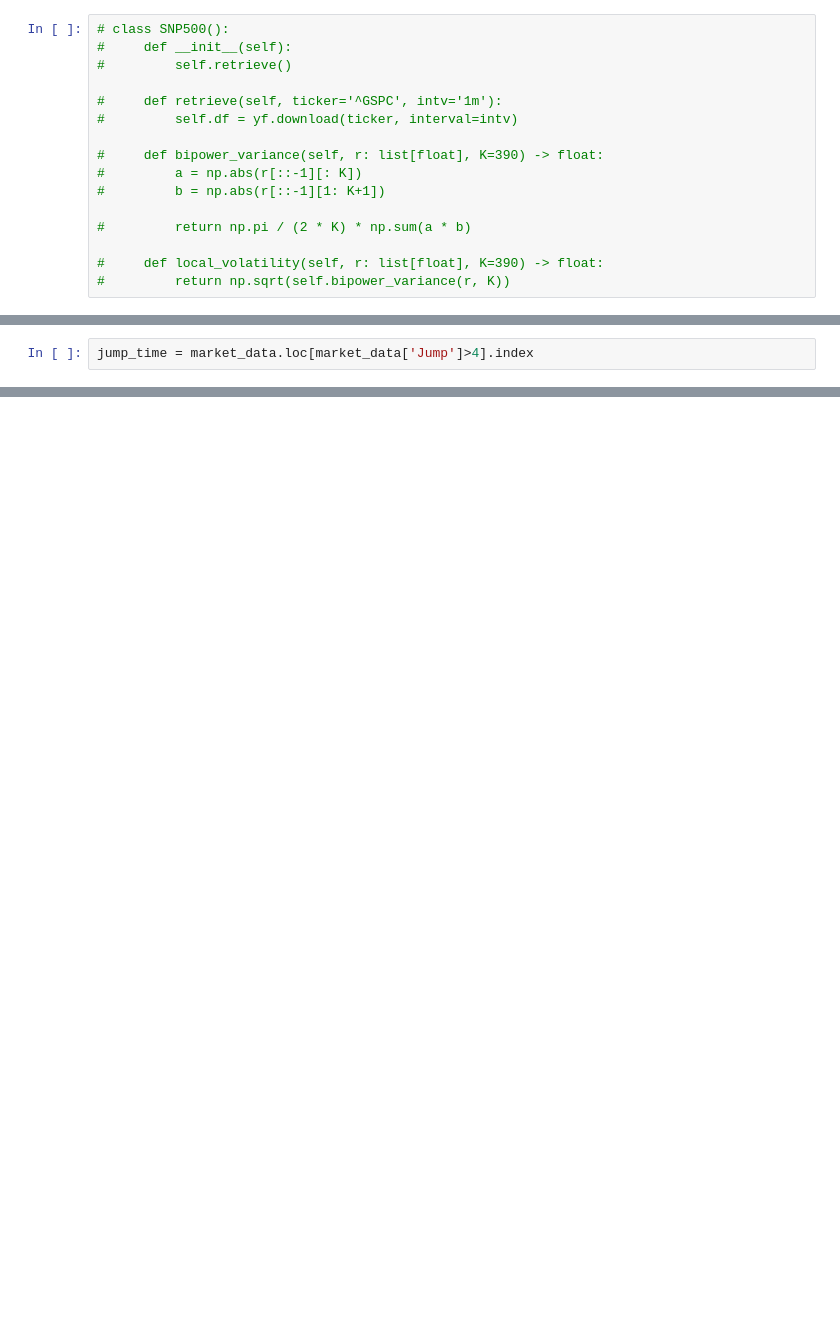
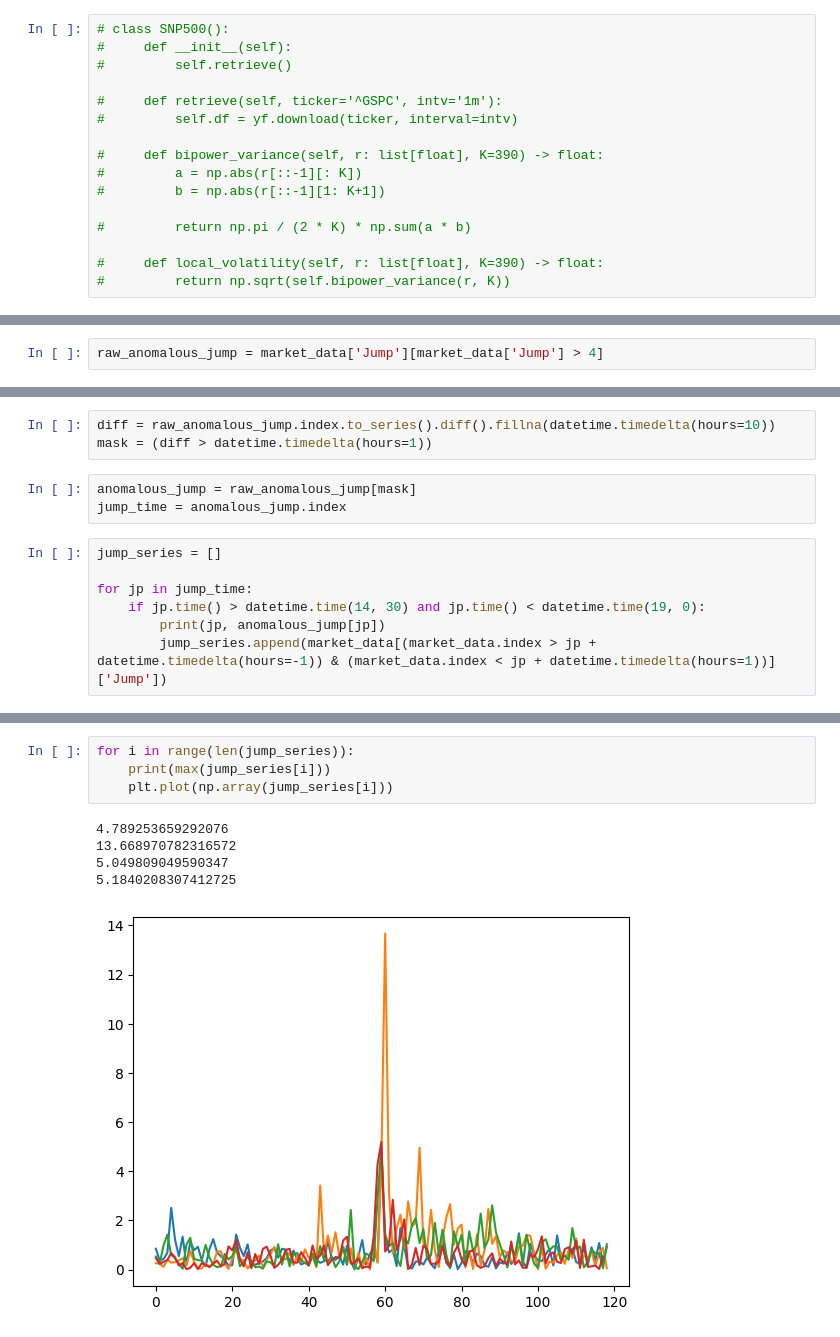
Before and after one commit to hjkim0620/Jump_Detection, a Jupyter notebook: jump_detection.ipynb, the cells around one changed output, grey strips where cells are left out. Drawn from its saved outputs; the diff is of its cells as text; blank space fills up the shorter version.

```diff
--- a/jump_detection.ipynb
+++ b/jump_detection.ipynb
@@ -171,2 +85,2 @@ market_data
 # %%
-jump_time = market_data.loc[market_data['Jump']>4].index
+raw_anomalous_jump = market_data['Jump'][market_data['Jump'] > 4]
@@ -187,0 +87,13 @@ market_data.loc[market_data['Jump']>4]
+# %%
+diff = raw_anomalous_jump.index.to_series().diff().fillna(datetime.timedelta(hours=10))
+mask = (diff > datetime.timedelta(hours=1))
+# %%
+anomalous_jump = raw_anomalous_jump[mask]
+jump_time = anomalous_jump.index
+# %%
+jump_series = []
+
+for jp in jump_time:
+    if jp.time() > datetime.time(14, 30) and jp.time() < datetime.time(19, 0):
+        print(jp, anomalous_jump[jp])
+        jump_series.append(market_data[(market_data.index > jp + datetime.timedelta(hours=-1)) & (market_data.index < jp + datetime.timedelta(hours=1))]['Jump'])
@@ -187,0 +105,10 @@ market_data.loc[market_data['Jump']>4]
+# %%
+for i in range(len(jump_series)):
+    print(max(jump_series[i]))
+    plt.plot(np.array(jump_series[i]))
+# %% [output]
+4.789253659292076
+13.668970782316572
+5.049809049590347
+5.1840208307412725
+[figure, added]
```
Also changed, not shown: parts of 24 cells of this notebook, 1 other file.
